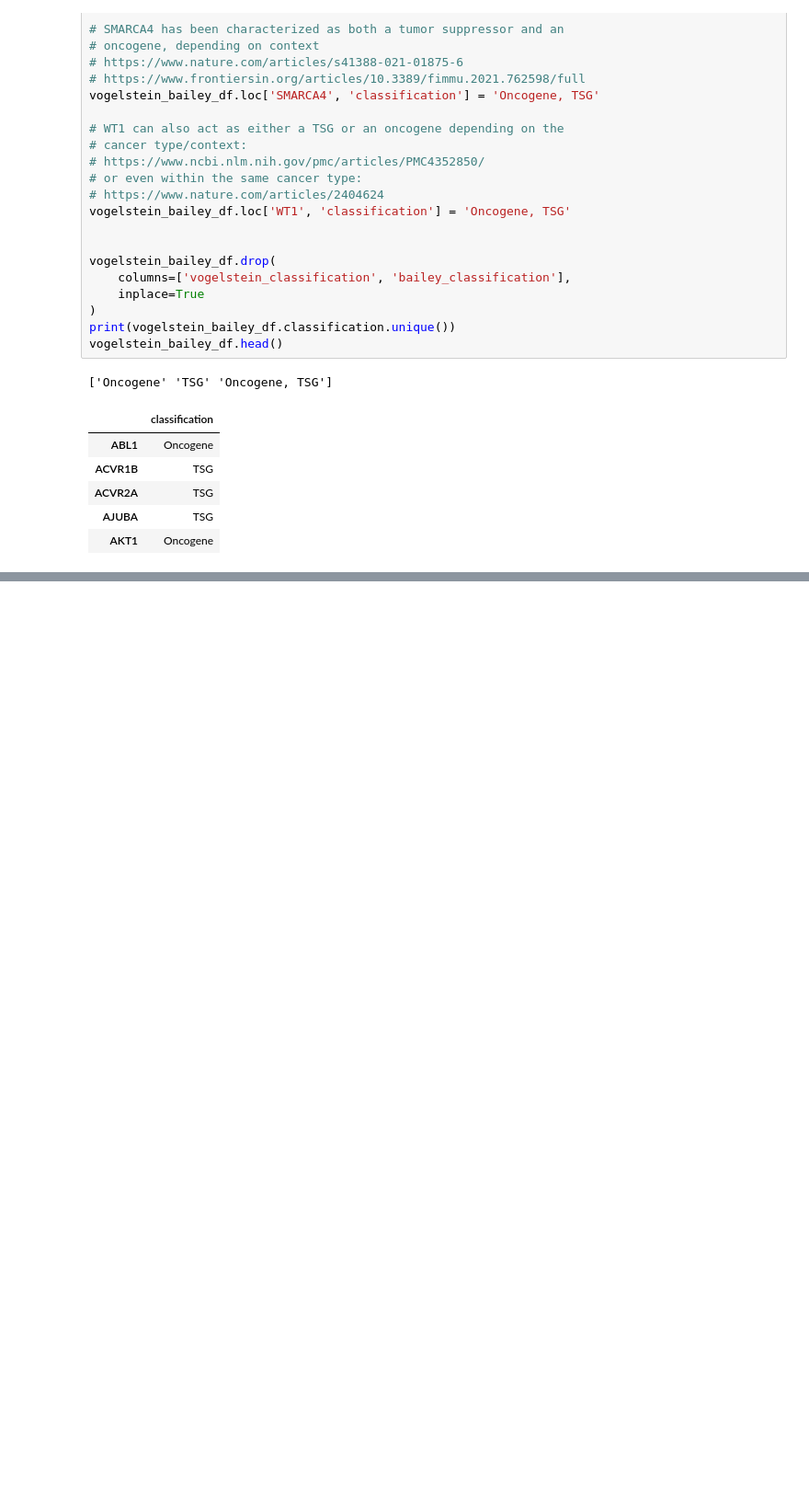
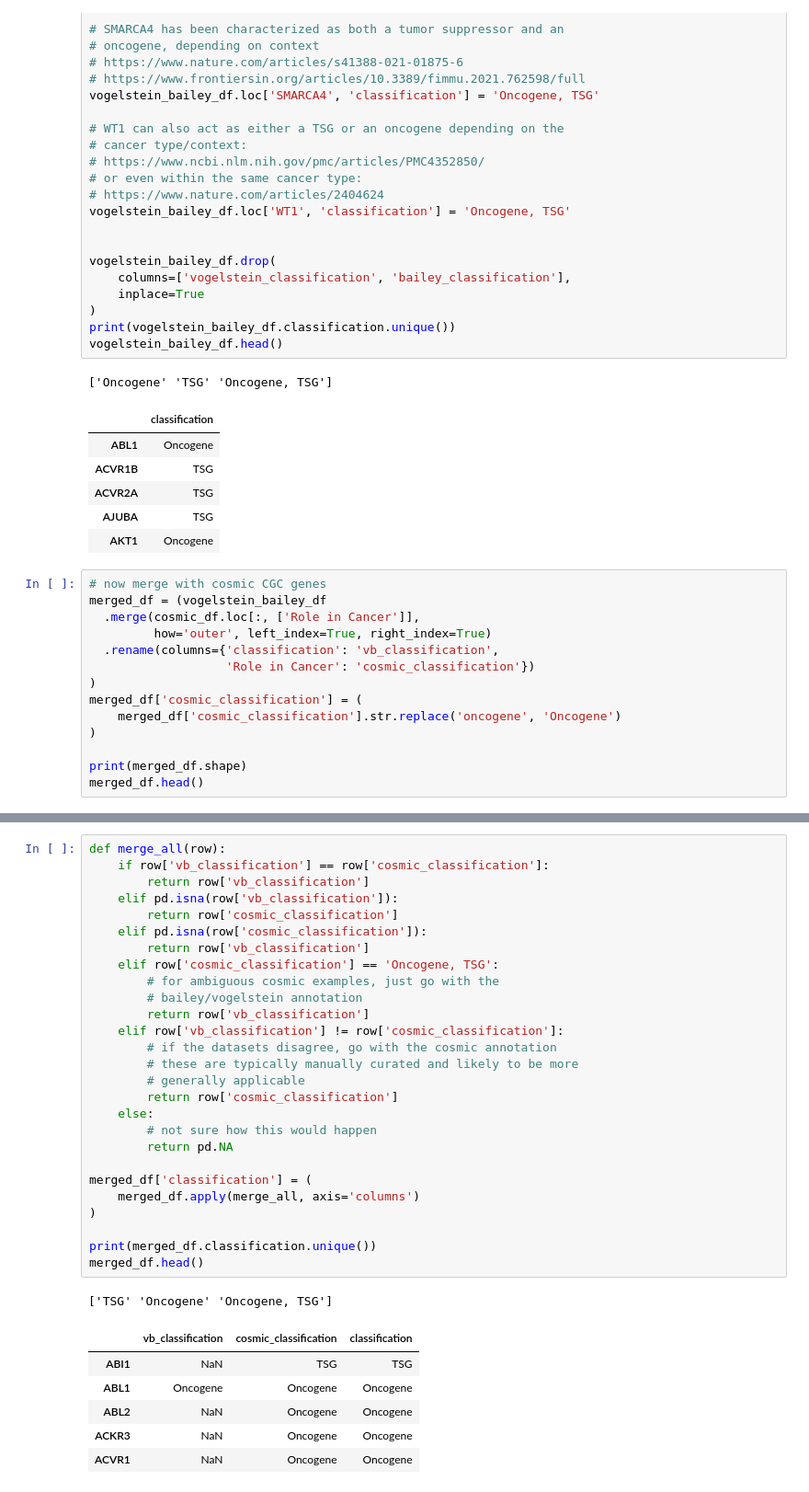
Before and after one commit to greenelab/mpmp, a Jupyter notebook: 00_download_data/2_download_cancer_gene_data.ipynb, the cells around one changed output, grey strips where cells are left out. Shown at 92% size. Drawn from its saved outputs; the diff is of its cells as text; blank space fills up the shorter version.

Commit message:
merge cosmic genes and save merged dataset

```diff
--- a/00_download_data/2_download_cancer_gene_data.ipynb
+++ b/00_download_data/2_download_cancer_gene_data.ipynb
@@ -264,3 +264,17 @@ vogelstein_bailey_df.head()
 | ACVR2A | TSG |
 | AJUBA | TSG |
 | AKT1 | Oncogene |
+# %%
+# now merge with cosmic CGC genes
+merged_df = (vogelstein_bailey_df
+  .merge(cosmic_df.loc[:, ['Role in Cancer']],
+         how='outer', left_index=True, right_index=True)
+  .rename(columns={'classification': 'vb_classification',
+                   'Role in Cancer': 'cosmic_classification'})
+)
+merged_df['cosmic_classification'] = (
+    merged_df['cosmic_classification'].str.replace('oncogene', 'Oncogene')
+)
+
+print(merged_df.shape)
+merged_df.head()
@@ -266,0 +289,35 @@ vogelstein_bailey_df.head()
+# %%
+def merge_all(row):
+    if row['vb_classification'] == row['cosmic_classification']:
+        return row['vb_classification']
+    elif pd.isna(row['vb_classification']):
+        return row['cosmic_classification']
+    elif pd.isna(row['cosmic_classification']):
+        return row['vb_classification']
+    elif row['cosmic_classification'] == 'Oncogene, TSG':
+        # for ambiguous cosmic examples, just go with the
+        # bailey/vogelstein annotation
+        return row['vb_classification']
+    elif row['vb_classification'] != row['cosmic_classification']:
+        # if the datasets disagree, go with the cosmic annotation
+        # these are typically manually curated and likely to be more
+        # generally applicable
+        return row['cosmic_classification']
+    else:
+        # not sure how this would happen
+        return pd.NA
+
+merged_df['classification'] = (
+    merged_df.apply(merge_all, axis='columns')
+)
+
+print(merged_df.classification.unique())
+merged_df.head()
+# %% [output]
+['TSG' 'Oncogene' 'Oncogene, TSG']
+|  | vb_classification | cosmic_classification | classification |
+| ABI1 | NaN | TSG | TSG |
+| ABL1 | Oncogene | Oncogene | Oncogene |
+| ABL2 | NaN | Oncogene | Oncogene |
+| ACKR3 | NaN | Oncogene | Oncogene |
+| ACVR1 | NaN | Oncogene | Oncogene |
```
Also changed, not shown: parts of 4 cells of this notebook, 1 other file.
